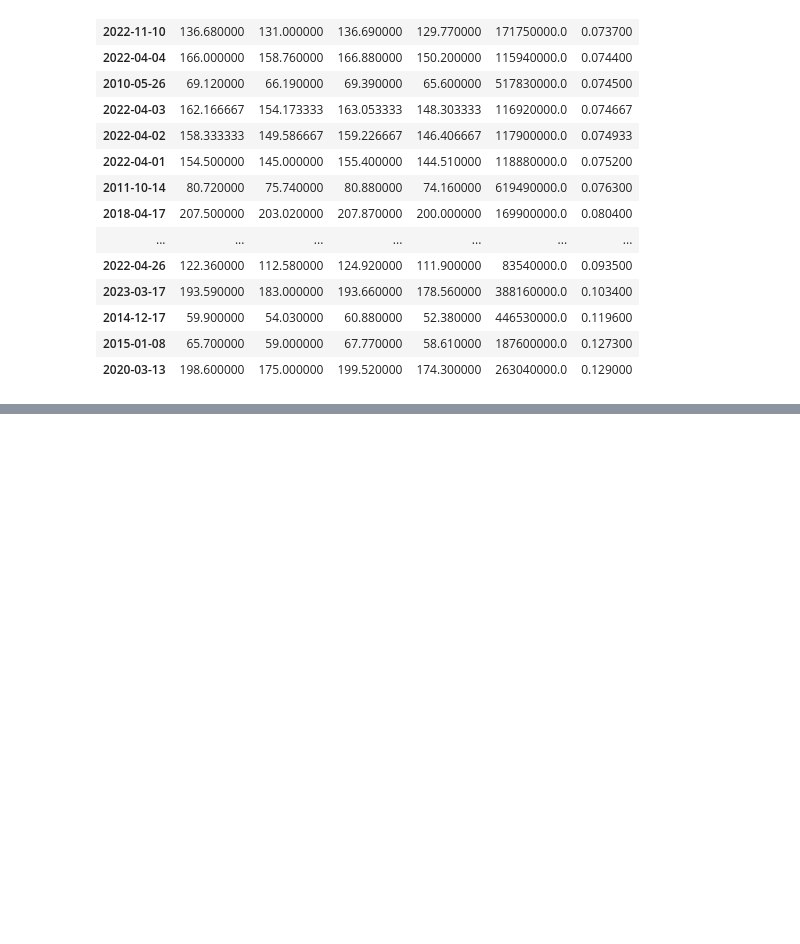
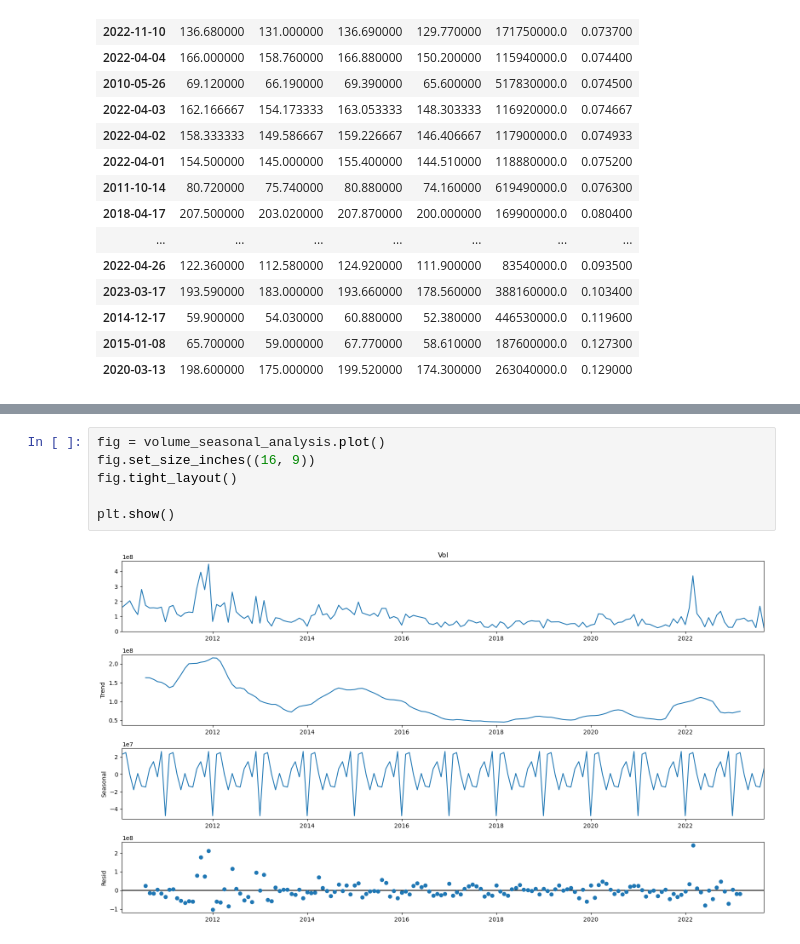
Before and after one commit to GaldanTheSneaky/Sberbank-Stock-Analysis, a Jupyter notebook: sberbank_stock.ipynb, the cells around one changed output, grey strips where cells are left out. Drawn from its saved outputs; the diff is of its cells as text; blank space fills up the shorter version.

```diff
--- a/sberbank_stock.ipynb
+++ b/sberbank_stock.ipynb
@@ -233,0 +248,8 @@ ValueError: You must specify a period or x must be a pandas object with a Period
+# %%
+fig = volume_seasonal_analysis.plot()
+fig.set_size_inches((16, 9))
+fig.tight_layout()
+
+plt.show()
+# %% [output]
+[figure, added]
```
Also changed, not shown: parts of 6 cells of this notebook.
